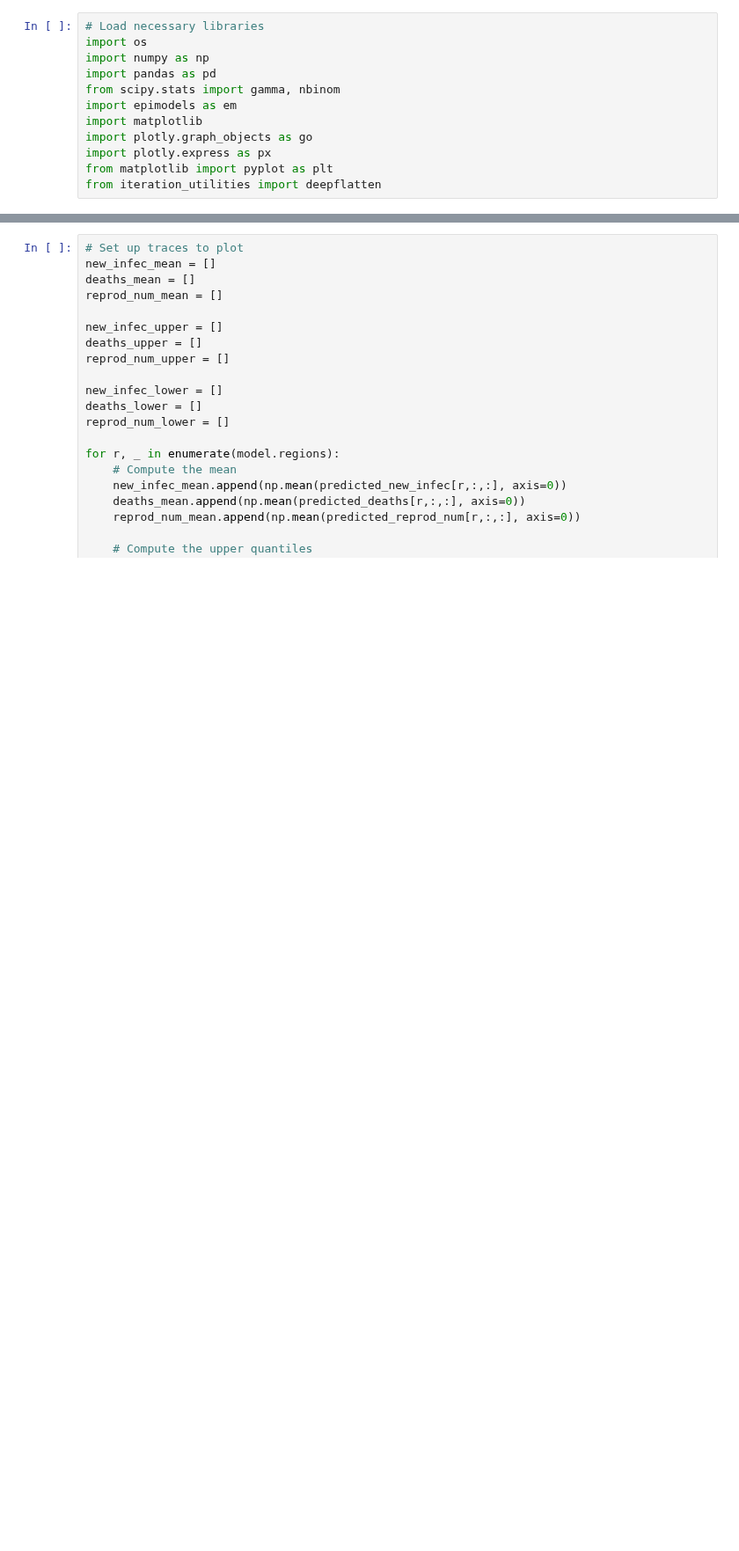
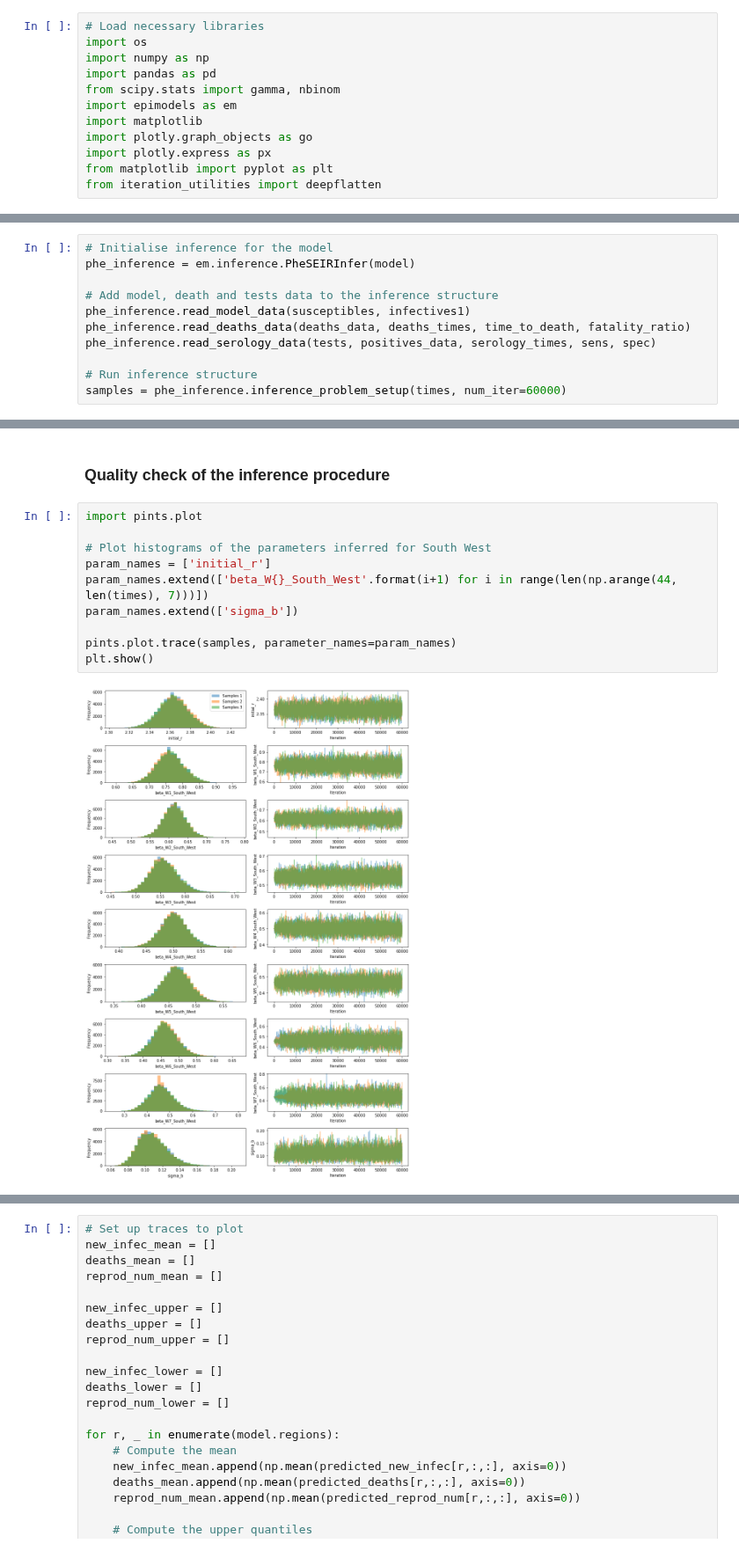
Before and after one commit to I-Bouros/multi-epi-model-cross-analysis, a Jupyter notebook: epimodels/examples/phe_examples/phe_2021_inference.ipynb, the cells around one changed output, grey strips where cells are left out. Shown at 88% size. Cells and saved outputs as stored; diff of their text form; blank space fills up the shorter version.

```diff
--- a/epimodels/examples/phe_examples/phe_2021_inference.ipynb
+++ b/epimodels/examples/phe_examples/phe_2021_inference.ipynb
@@ -313,0 +216,11 @@ predicted_reprod_num = np.array(predicted_reprod_num)
+# %%
+# Initialise inference for the model
+phe_inference = em.inference.PheSEIRInfer(model)
+
+# Add model, death and tests data to the inference structure
+phe_inference.read_model_data(susceptibles, infectives1)
+phe_inference.read_deaths_data(deaths_data, deaths_times, time_to_death, fatality_ratio)
+phe_inference.read_serology_data(tests, positives_data, serology_times, sens, spec)
+
+# Run inference structure
+samples = phe_inference.inference_problem_setup(times, num_iter=60000)
@@ -313,0 +254,14 @@ predicted_reprod_num = np.array(predicted_reprod_num)
+# %% [markdown]
+### Quality check of the inference procedure
+# %%
+import pints.plot
+
+# Plot histograms of the parameters inferred for South West
+param_names = ['initial_r']
+param_names.extend(['beta_W{}_South_West'.format(i+1) for i in range(len(np.arange(44, len(times), 7)))])
+param_names.extend(['sigma_b'])
+
+pints.plot.trace(samples, parameter_names=param_names)
+plt.show()
+# %% [output]
+[figure, added]
```
Also changed, not shown: parts of 68 cells of this notebook, 3 other files.
